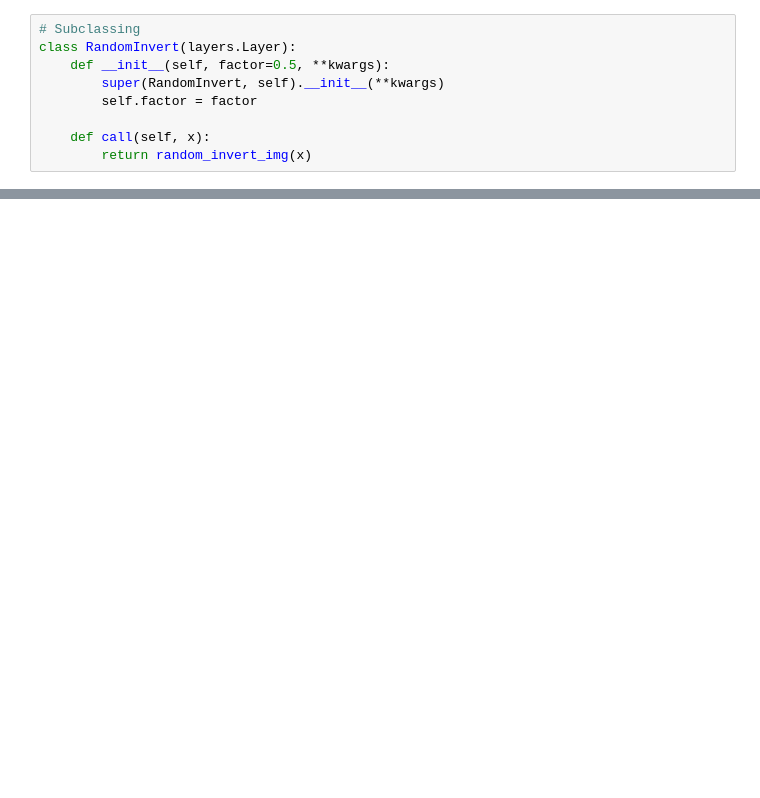
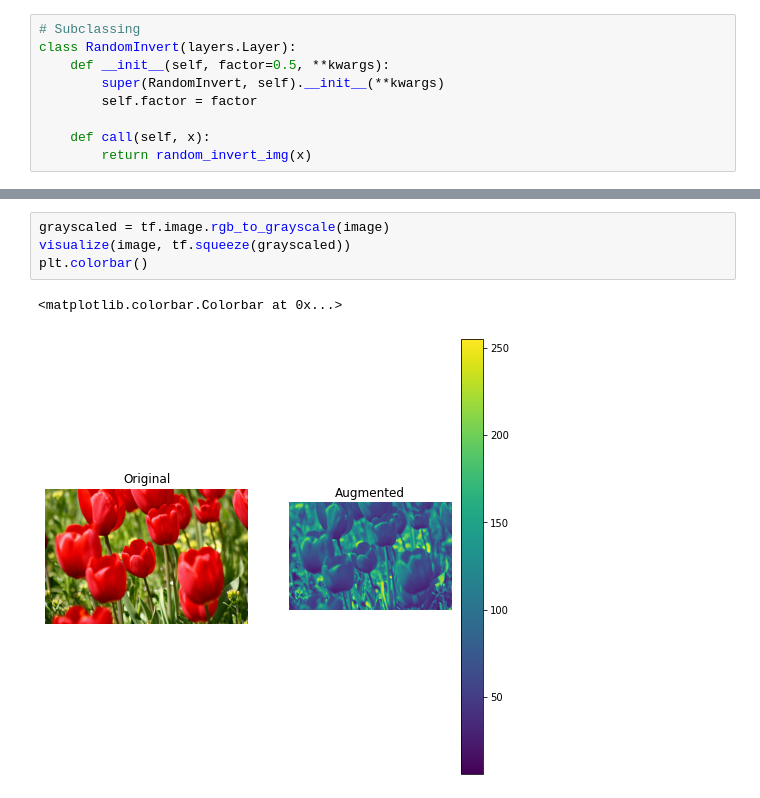
Before and after one commit to ArashDehghanyan/ml-and-vision-practices, a Jupyter notebook: Data_Augmentation.ipynb, the cells around one changed output, grey strips where cells are left out. Saved outputs shown, nothing was run; the diff lists cells and outputs as text; blank space fills up the shorter version.

```diff
--- a/Data_Augmentation.ipynb
+++ b/Data_Augmentation.ipynb
@@ -201,0 +253,7 @@ WARNING:matplotlib.image:Clipping input data to the valid range for imshow with
+# %%
+grayscaled = tf.image.rgb_to_grayscale(image)
+visualize(image, tf.squeeze(grayscaled))
+plt.colorbar()
+# %% [output]
+<matplotlib.colorbar.Colorbar at 0x...>
+[figure, added]
```
Also changed, not shown: parts of 27 cells of this notebook.
